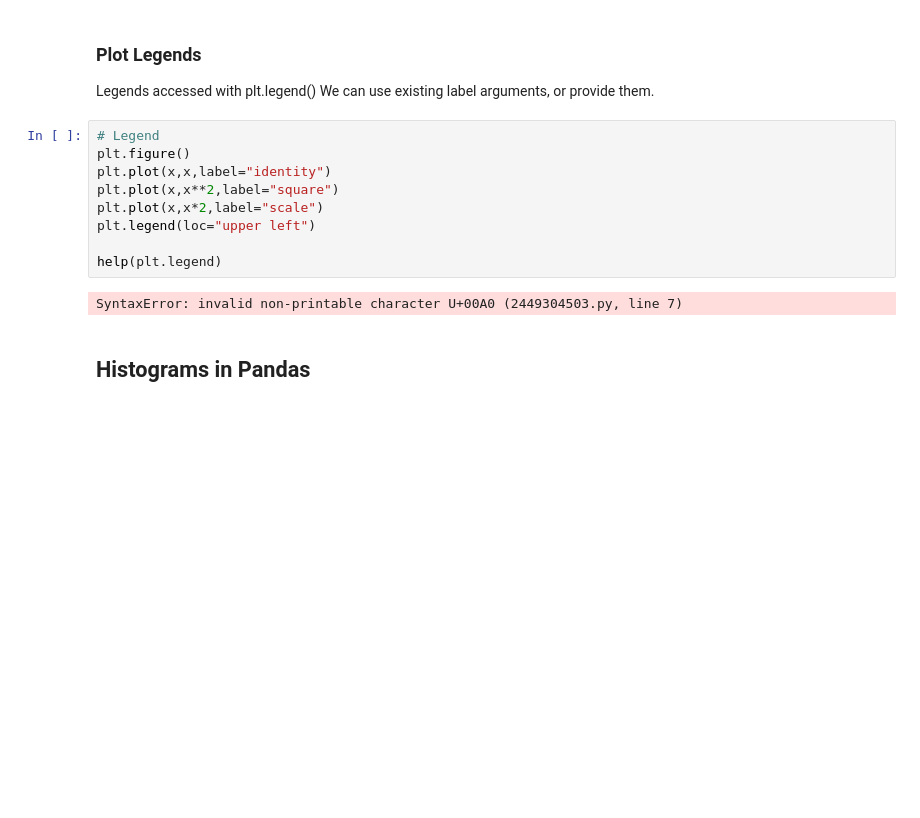
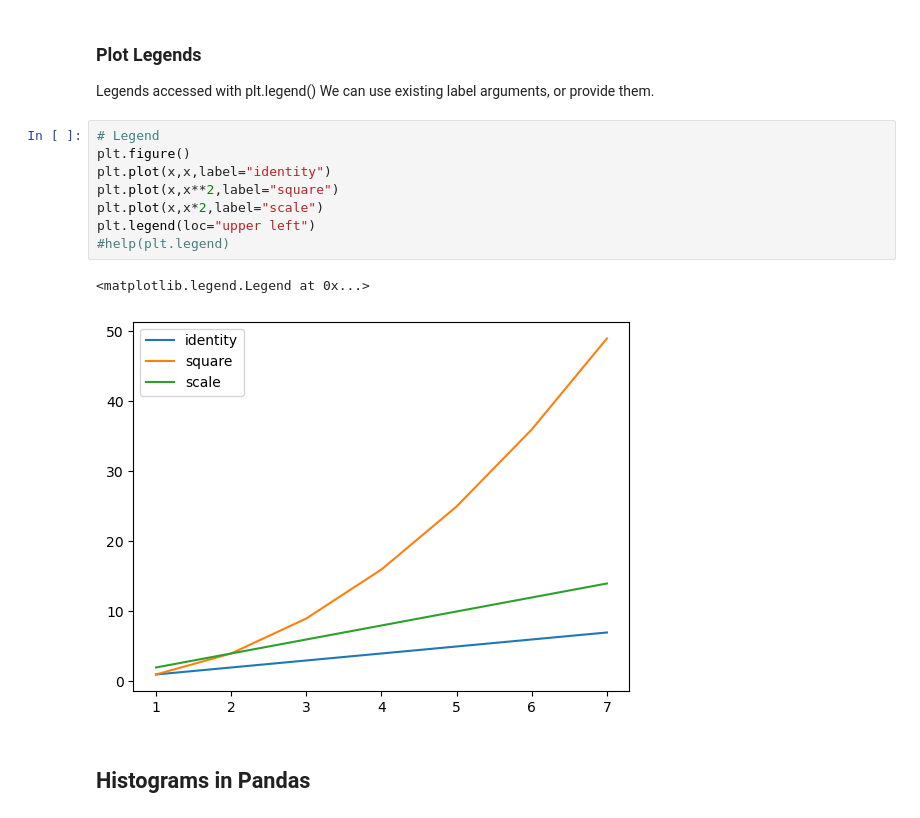
Before and after one commit to drchase55/NNU_nih_python_jrc, a Jupyter notebook: Module_2/Submodule_2_Tutorial3_VisualizingData.ipynb, the cells around one changed output. Drawn from its saved outputs; the diff is of its cells as text; blank space fills up the shorter version.

```diff
--- a/Module_2/Submodule_2_Tutorial3_VisualizingData.ipynb
+++ b/Module_2/Submodule_2_Tutorial3_VisualizingData.ipynb
@@ -148,14 +148,14 @@ We can use existing label arguments, or provide them.
 # %%
 # Legend
 plt.figure()
 plt.plot(x,x,label="identity")
 plt.plot(x,x**2,label="square")
 plt.plot(x,x*2,label="scale")
 plt.legend(loc="upper left")
-
-help(plt.legend)
+#help(plt.legend)
 # %% [output]
-SyntaxError: invalid non-printable character U+00A0 (2449304503.py, line 7)
+<matplotlib.legend.Legend at 0x...>
+[figure, added]
 # %% [markdown]
 ## Histograms in Pandas
 # %% [markdown]
```
Also changed, not shown: parts of 9 cells of this notebook, 6 other files.
